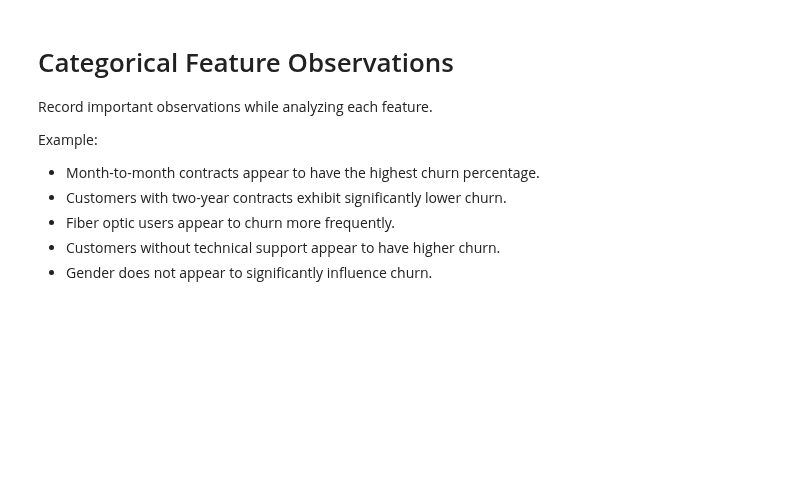
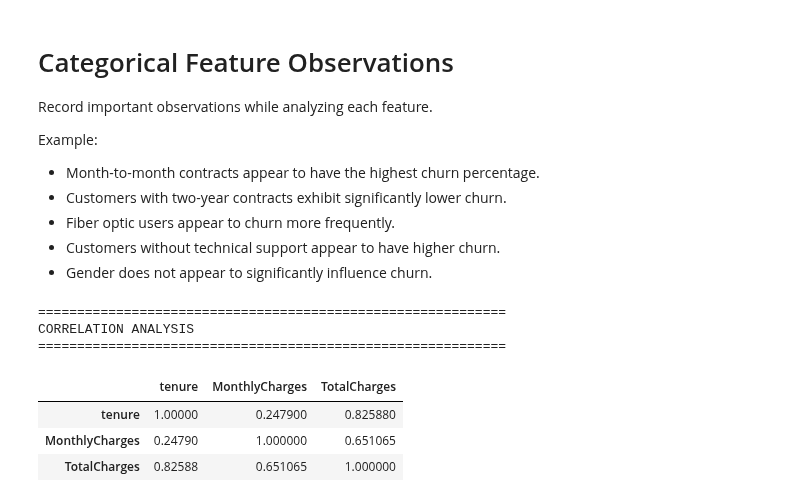
Before and after one commit to annnuspeaks/customer-churn-prediction, a Jupyter notebook: notebooks/02_exploratory_data_analysis.ipynb, the cells around one changed output. Cells and saved outputs as stored; diff of their text form; code cells hidden in the pictures; blank space fills up the shorter version.

Commit message:
feat: correlatoin analysis performed.

```diff
--- a/notebooks/02_exploratory_data_analysis.ipynb
+++ b/notebooks/02_exploratory_data_analysis.ipynb
@@ -697,3 +697,11 @@ Example:
 - Fiber optic users appear to churn more frequently.
 - Customers without technical support appear to have higher churn.
 - Gender does not appear to significantly influence churn.
+# %%
+print("=" * 60)
+print("CORRELATION ANALYSIS")
+print("=" * 60)
+# %% [output]
+============================================================
+CORRELATION ANALYSIS
+============================================================
@@ -699,0 +715,18 @@ Example:
+# %%
+correlation_matrix = (
+    eda_df[
+        [
+            "tenure",
+            "MonthlyCharges",
+            "TotalCharges"
+        ]
+    ]
+    .corr()
+)
+
+correlation_matrix
+# %% [output]
+|  | tenure | MonthlyCharges | TotalCharges |
+| tenure | 1.00000 | 0.247900 | 0.825880 |
+| MonthlyCharges | 0.24790 | 1.000000 | 0.651065 |
+| TotalCharges | 0.82588 | 0.651065 | 1.000000 |
```
Also changed, not shown: parts of 4 cells of this notebook, 1 other file.
